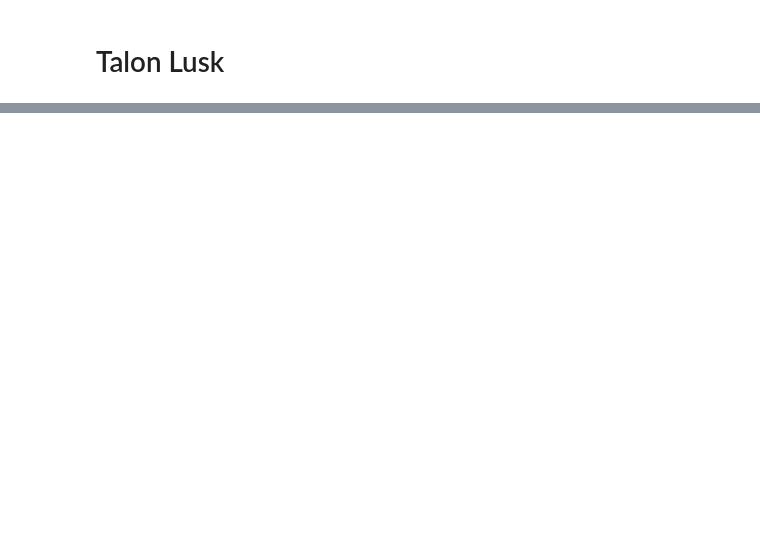
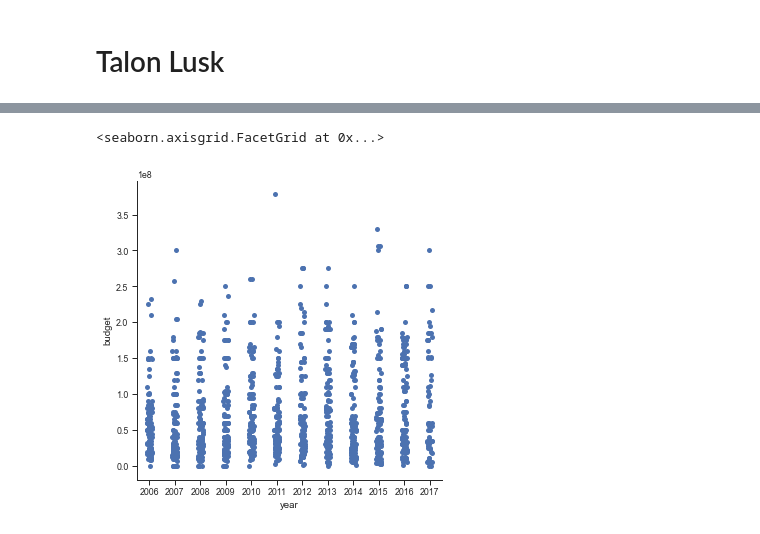
Before and after one commit to ubco-W2022T1-cosc301/project-group16, a Jupyter notebook: notebooks/analysis1.ipynb, the cells around one changed output, grey strips where cells are left out. Drawn from its saved outputs; the diff is of its cells as text; code cells hidden in the pictures; blank space fills up the shorter version.

```diff
--- a/notebooks/analysis1.ipynb
+++ b/notebooks/analysis1.ipynb
@@ -31 +105,6 @@ df_clean
+# %%
+sns.catplot(df_clean, x="year", y="budget")
+# %% [output]
+<seaborn.axisgrid.FacetGrid at 0x...>
+[figure, added]
 # %%
```
Also changed, not shown: parts of 14 cells of this notebook, 1 other file.
